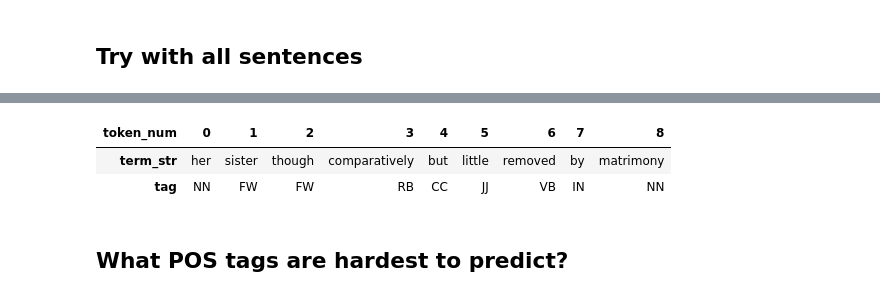
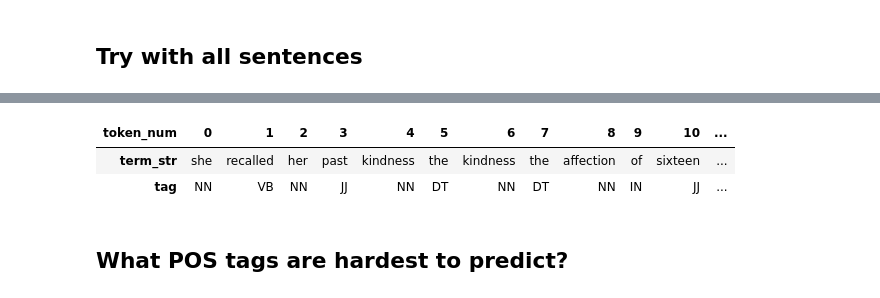
Before and after one commit to ontoligent/DS5001-2023-01-R, a Jupyter notebook: lessons/M04_NLP/M04_02_HMM.ipynb, the cells around one changed output, grey strips where cells are left out. Drawn from its saved outputs; the diff is of its cells as text; code cells hidden in the pictures.

```diff
--- a/lessons/M04_NLP/M04_02_HMM.ipynb
+++ b/lessons/M04_NLP/M04_02_HMM.ipynb
@@ -485,3 +403,0 @@ def viterbi_mod(sent_str, verbose=True):
-# %%
-S = test_sentences[5]
-L1, P1, pp1, result = viterbi_mod(S)
@@ -533,3 +403,0 @@ First, create a dataframe out of our list of test sentences.
-# %%
-TEST_SENTENCES = pd.DataFrame({'sent_str_raw':test_sentences})
-TEST_SENTENCES.index.name = 'sent_id'
@@ -546,7 +403,0 @@ TEST_SENTENCES.head()
-# %%
-R = []
-for i, row in TEST_SENTENCES.iterrows():
-    L, P, pp, r = viterbi_mod(row.sent_str_raw, verbose=False)
-    TEST_SENTENCES.loc[i, 'pp'] = pp
-    TEST_SENTENCES.loc[i, 'r'] = r
-    R.append((L,P))
@@ -719,9 +552,11 @@ TEST = TEST_TOKENS.groupby('sent_id', group_keys=False)\
+# %%
+sample_sentence_id = TEST_SENTENCES.sample().index[0]
 # %%
-TEST.loc[TEST_SENTENCES.sample().index[0]][['term_str','tag']].T
+TEST.loc[sample_sentence_id][['term_str','tag']].T
 # %% [output]
-| token_num | 0 | 1 | 2 | 3 | 4 | 5 | 6 | 7 | 8 |
-| term_str | her | sister | though | comparatively | but | little | removed | by | matrimony |
-| tag | NN | FW | FW | RB | CC | JJ | VB | IN | NN |
+| token_num | 0 | 1 | 2 | 3 | 4 | 5 | 6 | 7 | 8 | 9 | 10 | ... |
+| term_str | she | recalled | her | past | kindness | the | kindness | the | affection | of | sixteen | ... |
+| tag | NN | VB | NN | JJ | NN | DT | NN | DT | NN | IN | JJ | ... |
 # %% [markdown]
 ## What POS tags are hardest to predict?
 # %% [markdown]
```
Also changed, not shown: parts of 35 cells of this notebook, 2 other files.
